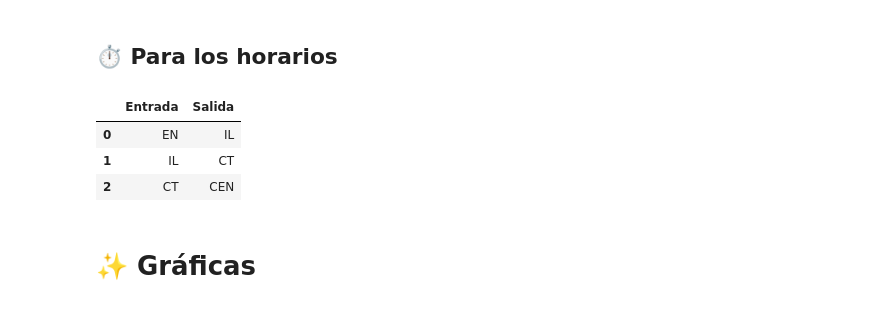
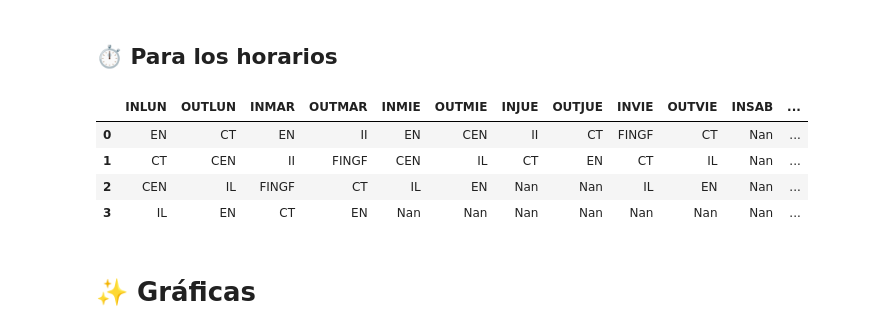
Before and after one commit to TMikeM/PRUEBAS-PARA-EL-PROYECTO-FINAL, a Jupyter notebook: grafoProyecto.ipynb, the cells around one changed output. Drawn from its saved outputs; the diff is of its cells as text; code cells hidden in the pictures.

```diff
--- a/grafoProyecto.ipynb
+++ b/grafoProyecto.ipynb
@@ -59,14 +58,15 @@ from google.colab import files
 files.upload()
 # %%
 #Convirtiendo el archivo excel a data Frame
-dh = pd.read_excel("Hor.xlsx", index_col=None)
+dh = pd.read_excel("Horarios2.xlsx", index_col=None)
 # %%
-dh.head()
+dh.tail()
 # %% [output]
-|  | Entrada | Salida |
-| 0 | EN | IL |
-| 1 | IL | CT |
-| 2 | CT | CEN |
+|  | INLUN | OUTLUN | INMAR | OUTMAR | INMIE | OUTMIE | INJUE | OUTJUE | INVIE | OUTVIE | INSAB | ... |
+| 0 | EN | CT | EN | II | EN | CEN | II | CT | FINGF | CT | Nan | ... |
+| 1 | CT | CEN | II | FINGF | CEN | IL | CT | EN | CT | IL | Nan | ... |
+| 2 | CEN | IL | FINGF | CT | IL | EN | Nan | Nan | IL | EN | Nan | ... |
+| 3 | IL | EN | CT | EN | Nan | Nan | Nan | Nan | Nan | Nan | Nan | ... |
 # %% [markdown]
 # ✨ Gráficas
 # %% [markdown]
```
Also changed, not shown: parts of 17 cells of this notebook.
